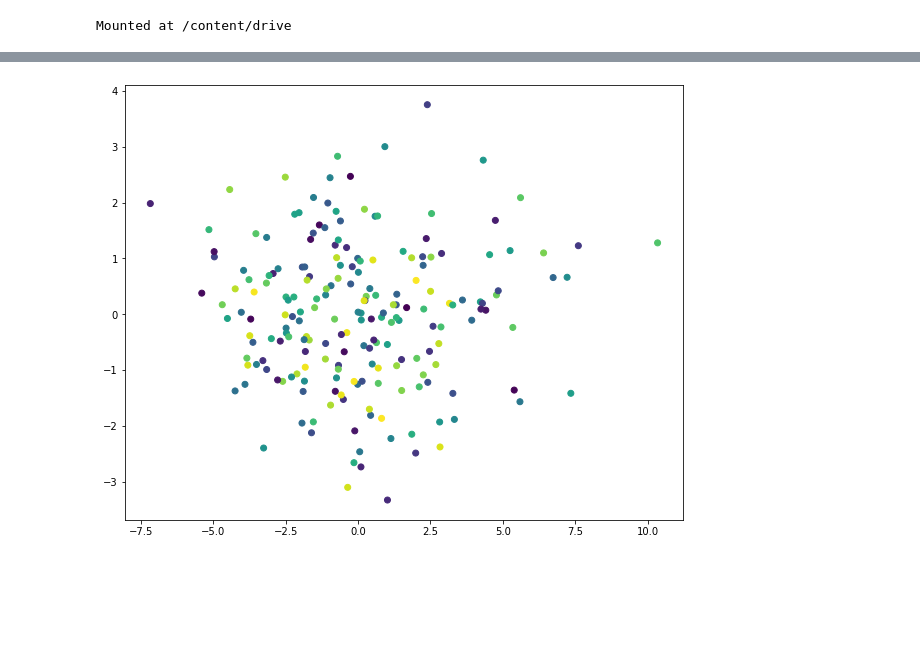
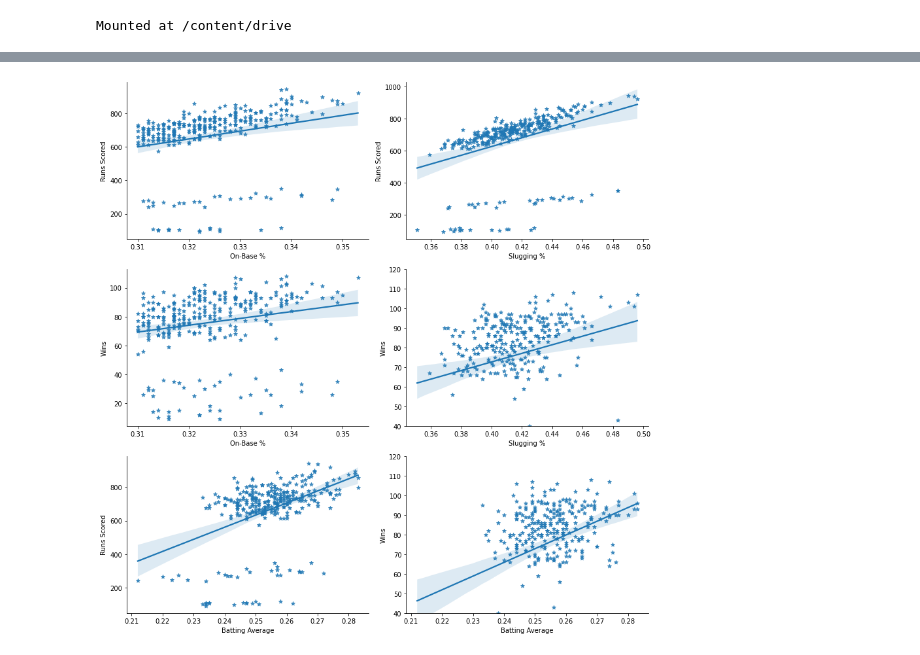
Before and after one commit to cole-beach/MLB-Predictions, a Jupyter notebook: MLB_OBP_Predictions.ipynb, the cells around one changed output, grey strips where cells are left out. Saved outputs shown, nothing was run; the diff lists cells and outputs as text; code cells hidden in the pictures; blank space fills up the shorter version.

```diff
--- a/MLB_OBP_Predictions.ipynb
+++ b/MLB_OBP_Predictions.ipynb
@@ -122,6 +119,0 @@ pcs = pca.fit_transform(scaled_df)
-# %%
-# Visualize the first 2 PCs
-plt.figure(figsize=(10,8))
-plt.scatter(pcs[:,0], pcs[:,3], c=y);
-# %% [output]
-[figure, removed]
@@ -134,0 +122,34 @@ scaler_x = pd.DataFrame(scaler.fit_transform(df2))
+# %%
+fig = plt.figure(figsize=(12,12))
+#fig.suptitle("Offensive stats and its impact on Runs Scored and Wins")
+ax1 = fig.add_subplot(3,2,1)
+ax2 = fig.add_subplot(3,2,2)
+ax3 = fig.add_subplot(3,2,3)
+ax4 = fig.add_subplot(3,2,4)
+ax5 = fig.add_subplot(3,2,5)
+ax6 = fig.add_subplot(3,2,6)
+sns.regplot(x="OBP", y="R", data=df, scatter=True, marker="*", ax=ax1)
+sns.regplot(x="SLG", y="R", data=df, scatter=True, marker="*", ax=ax2)
+sns.regplot(x="OBP", y="W", data=df, scatter=True, marker="*", ax=ax3)
+sns.regplot(x="SLG", y="W", data=df, scatter=True, marker="*", ax=ax4)
+sns.regplot(x="BA", y="R", data=df, scatter=True, marker="*", ax=ax5)
+sns.regplot(x="BA", y="W", data=df, scatter=True, marker="*", ax=ax6)
+ax1.set_xlabel("On-Base %")
+ax1.set_ylabel("Runs Scored")
+ax2.set_xlabel("Slugging %")
+ax2.set_ylabel("Runs Scored")
+ax3.set_xlabel("On-Base %")
+ax3.set_ylabel("Wins")
+ax4.set_xlabel("Slugging %")
+ax4.set_ylabel("Wins")
+ax5.set_xlabel("Batting Average")
+ax5.set_ylabel("Runs Scored")
+ax6.set_xlabel("Batting Average")
+ax6.set_ylabel("Wins")
+ax4.set_ylim([40,120])
+ax6.set_ylim([40,120])
+sns.despine()
+plt.tight_layout()
+plt.show()
+# %% [output]
+[figure, added]
```
Also changed, not shown: parts of 46 cells of this notebook.
